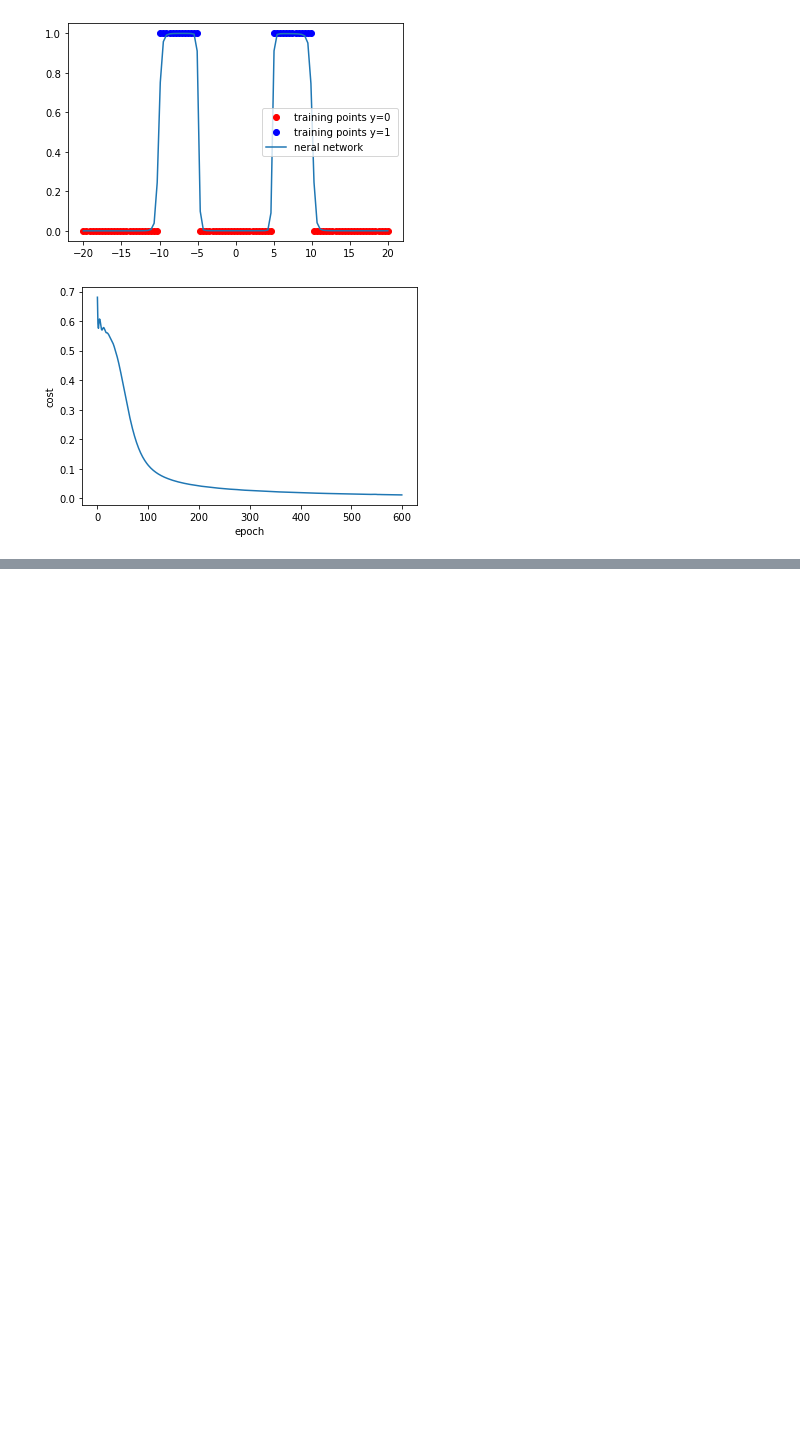
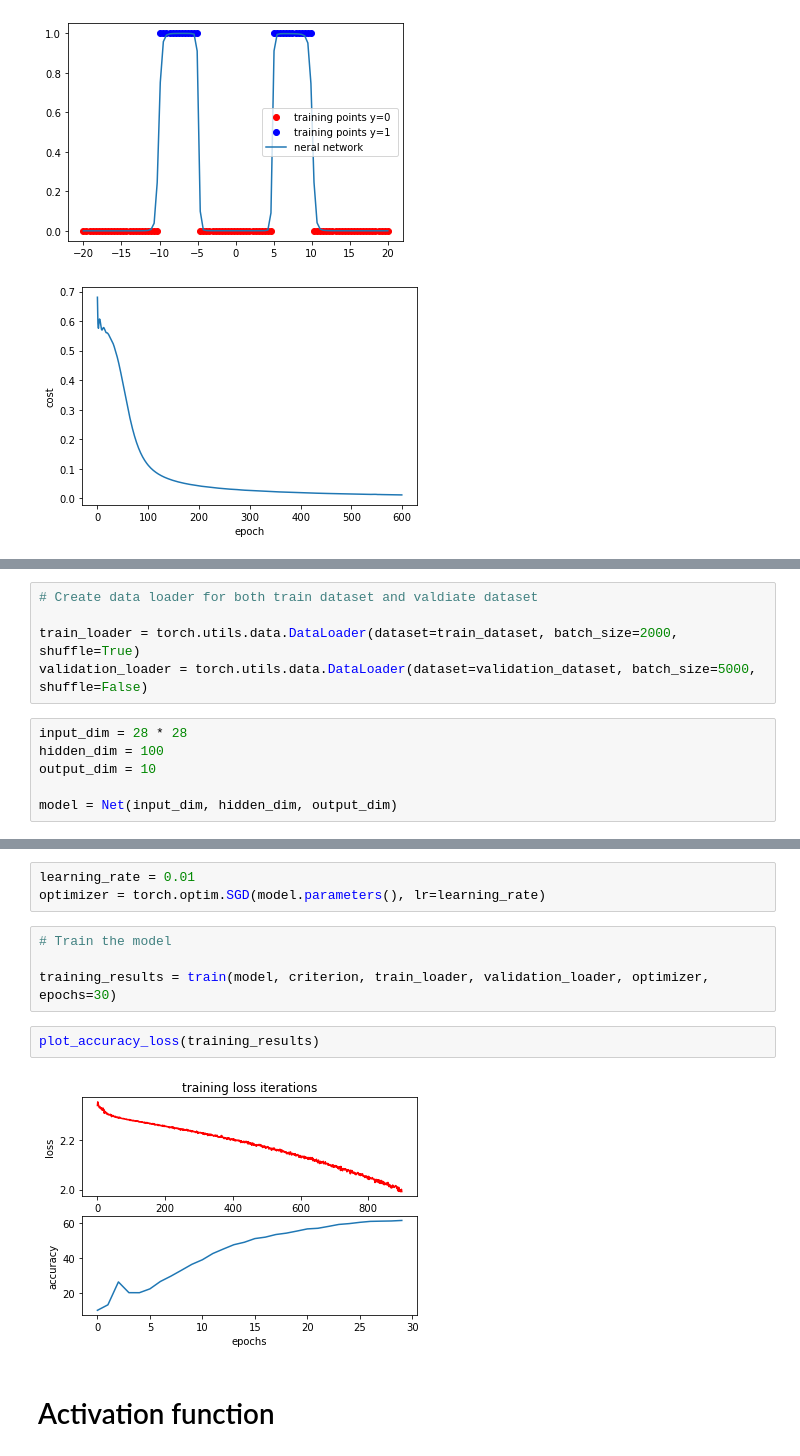
Before and after one commit to danish2562022/Pytorch_DeePLearning_Tutorial, a Jupyter notebook: Untitled.ipynb, the cells around one changed output, grey strips where cells are left out. Drawn from its saved outputs; the diff is of its cells as text; blank space fills up the shorter version.

```diff
--- a/Untitled.ipynb
+++ b/Untitled.ipynb
@@ -246,0 +348,11 @@ COST=train(data_set,model,criterion, train_loader, optimizer, epochs=600,plot_nu
+# %%
+# Create data loader for both train dataset and valdiate dataset
+
+train_loader = torch.utils.data.DataLoader(dataset=train_dataset, batch_size=2000, shuffle=True)
+validation_loader = torch.utils.data.DataLoader(dataset=validation_dataset, batch_size=5000, shuffle=False)
+# %%
+input_dim = 28 * 28
+hidden_dim = 100
+output_dim = 10
+
+model = Net(input_dim, hidden_dim, output_dim)
@@ -246,0 +368,13 @@ COST=train(data_set,model,criterion, train_loader, optimizer, epochs=600,plot_nu
+# %%
+learning_rate = 0.01
+optimizer = torch.optim.SGD(model.parameters(), lr=learning_rate)
+# %%
+# Train the model
+
+training_results = train(model, criterion, train_loader, validation_loader, optimizer, epochs=30)
+# %%
+plot_accuracy_loss(training_results)
+# %% [output]
+[figure, added]
+# %% [markdown]
+# Activation function
```
Also changed, not shown: parts of 15 cells of this notebook.
